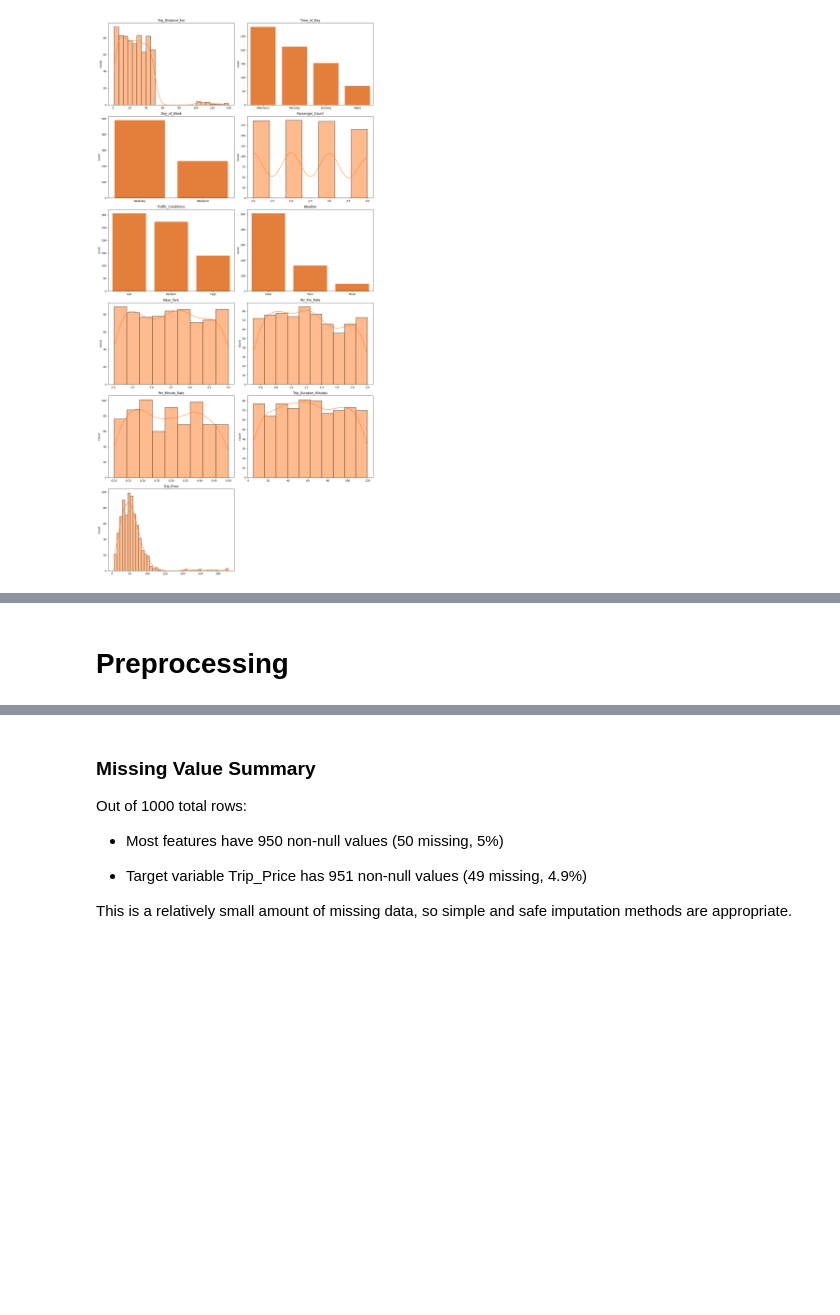
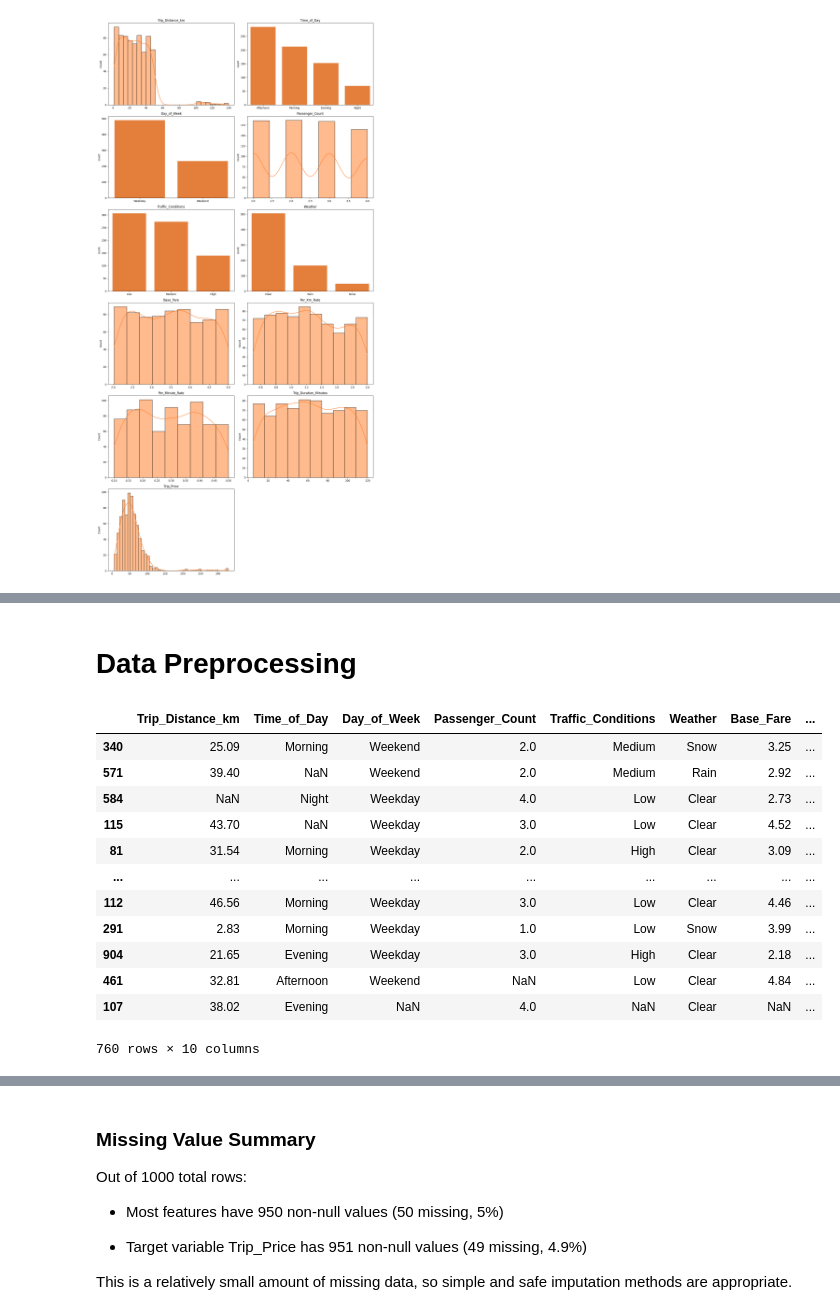
Before and after one commit to Padawan2024/ML-Portfolio, a Jupyter notebook: Supervised_ML/Regression/Predict Taxi Price/Notebooks/Regression Models.ipynb, the cells around one changed output, grey strips where cells are left out. Cells and saved outputs as stored; diff of their text form; code cells hidden in the pictures; blank space fills up the shorter version.

Commit message:
finished taining EDA. now preprocessing

```diff
--- a/Supervised_ML/Regression/Predict Taxi Price/Notebooks/Regression Models.ipynb
+++ b/Supervised_ML/Regression/Predict Taxi Price/Notebooks/Regression Models.ipynb
@@ -162,3 +285,5 @@ plt.show()
+# %% [markdown]
+# Data Preprocessing
 # %%
 numeric_pipeline = Pipeline([
     ('imputer', SimpleImputer(strategy='median'))
@@ -180,2 +312,16 @@ preprocessor = ColumnTransformer([
-# %% [markdown]
-# Preprocessing
+# %%
+X_train
+# %% [output]
+|  | Trip_Distance_km | Time_of_Day | Day_of_Week | Passenger_Count | Traffic_Conditions | Weather | Base_Fare | ... |
+| 340 | 25.09 | Morning | Weekend | 2.0 | Medium | Snow | 3.25 | ... |
+| 571 | 39.40 | NaN | Weekend | 2.0 | Medium | Rain | 2.92 | ... |
+| 584 | NaN | Night | Weekday | 4.0 | Low | Clear | 2.73 | ... |
+| 115 | 43.70 | NaN | Weekday | 3.0 | Low | Clear | 4.52 | ... |
+| 81 | 31.54 | Morning | Weekday | 2.0 | High | Clear | 3.09 | ... |
+| ... | ... | ... | ... | ... | ... | ... | ... | ... |
+| 112 | 46.56 | Morning | Weekday | 3.0 | Low | Clear | 4.46 | ... |
+| 291 | 2.83 | Morning | Weekday | 1.0 | Low | Snow | 3.99 | ... |
+| 904 | 21.65 | Evening | Weekday | 3.0 | High | Clear | 2.18 | ... |
+| 461 | 32.81 | Afternoon | Weekend | NaN | Low | Clear | 4.84 | ... |
+| 107 | 38.02 | Evening | NaN | 4.0 | NaN | Clear | NaN | ... |
+760 rows × 10 columns
```
Also changed, not shown: parts of 14 cells of this notebook.
